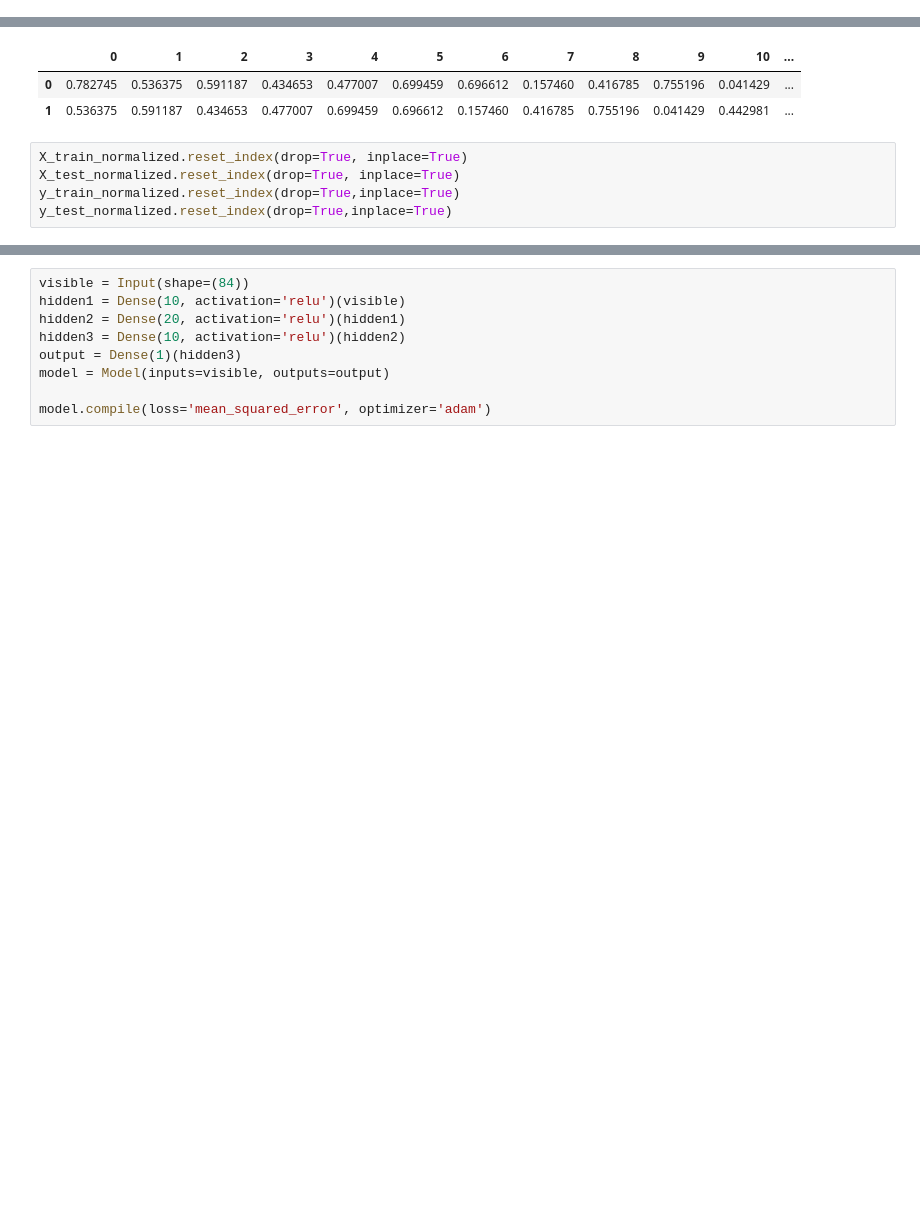
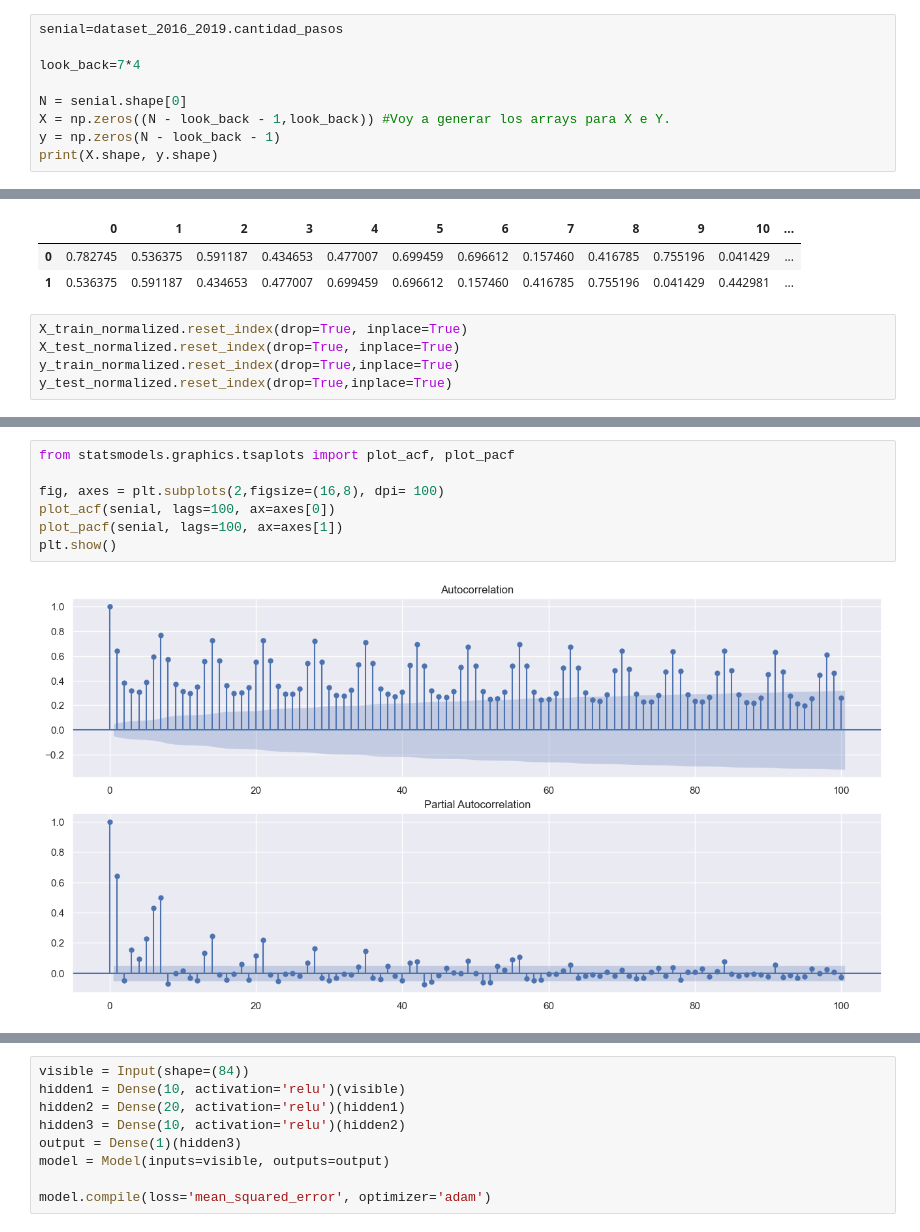
Before and after one commit to estebanarr/proyecto04, a Jupyter notebook: proyecto_04.ipynb, the cells around one changed output, grey strips where cells are left out. Cells and saved outputs as stored; diff of their text form; blank space fills up the shorter version.

```diff
--- a/proyecto_04.ipynb
+++ b/proyecto_04.ipynb
@@ -394,0 +476,9 @@ dataset_2016_2019.sentido=np.where(dataset_2016_2019.sentido=='Centro',0,1)
+# %%
+senial=dataset_2016_2019.cantidad_pasos
+
+look_back=7*4
+
+N = senial.shape[0]
+X = np.zeros((N - look_back - 1,look_back)) #Voy a generar los arrays para X e Y.
+y = np.zeros(N - look_back - 1)
+print(X.shape, y.shape)
@@ -503,0 +658,9 @@ y_test_normalized.reset_index(drop=True,inplace=True)
+# %%
+from statsmodels.graphics.tsaplots import plot_acf, plot_pacf
+
+fig, axes = plt.subplots(2,figsize=(16,8), dpi= 100)
+plot_acf(senial, lags=100, ax=axes[0])
+plot_pacf(senial, lags=100, ax=axes[1])
+plt.show()
+# %% [output]
+[figure, added]
```
Also changed, not shown: parts of 59 cells of this notebook.
